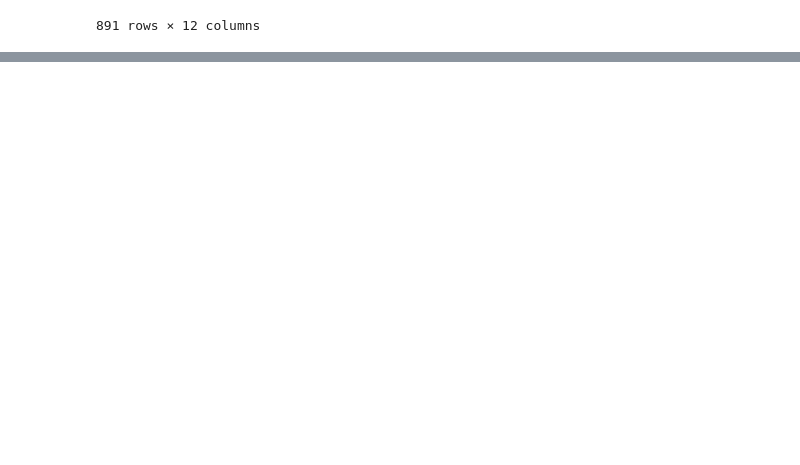
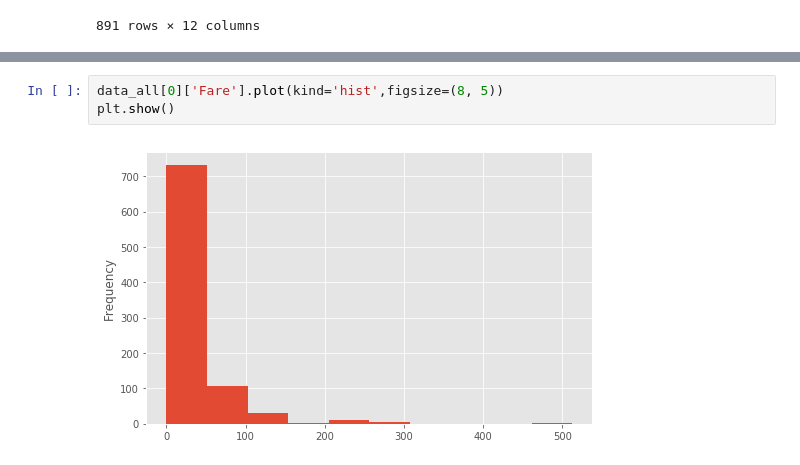
Before and after one commit to RachelPengmkt/Titanic-Machine-Learning-from-Disaster-Classification-Prediction, a Jupyter notebook: Titanic-Machine-Learning-from-Disaster-Classification-Prediction.ipynb, the cells around one changed output, grey strips where cells are left out. Cells and saved outputs as stored; diff of their text form; blank space fills up the shorter version.

```diff
--- a/Titanic-Machine-Learning-from-Disaster-Classification-Prediction.ipynb
+++ b/Titanic-Machine-Learning-from-Disaster-Classification-Prediction.ipynb
@@ -641,3 +634,8 @@ Feature Correlation for Titanic Survival
 | Parch | -0.0017 | 0.082 | 0.018 | 0.25 | -0.18 | 0.41 | 1 | 0.22 | -0.079 |
 | Fare | 0.013 | 0.26 | -0.55 | 0.18 | 0.092 | 0.16 | 0.22 | 1 | 0.062 |
 | Embarked | -0.03 | 0.11 | 0.046 | 0.12 | -0.0071 | -0.06 | -0.079 | 0.062 | 1 |
+# %%
+data_all[0]['Fare'].plot(kind='hist',figsize=(8, 5))
+plt.show()
+# %% [output]
+[figure, added]
```
Also changed, not shown: parts of 7 cells of this notebook.
